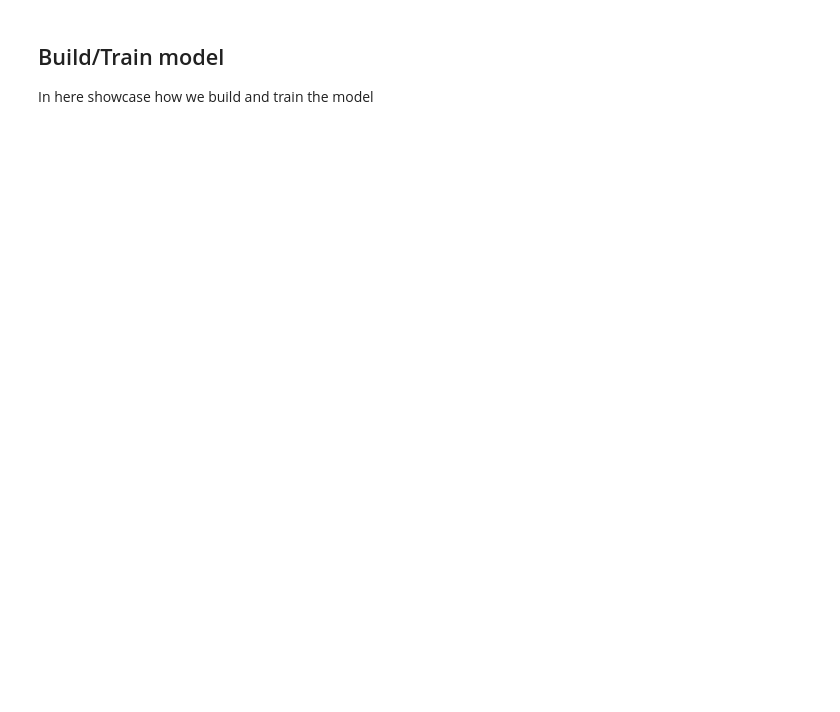
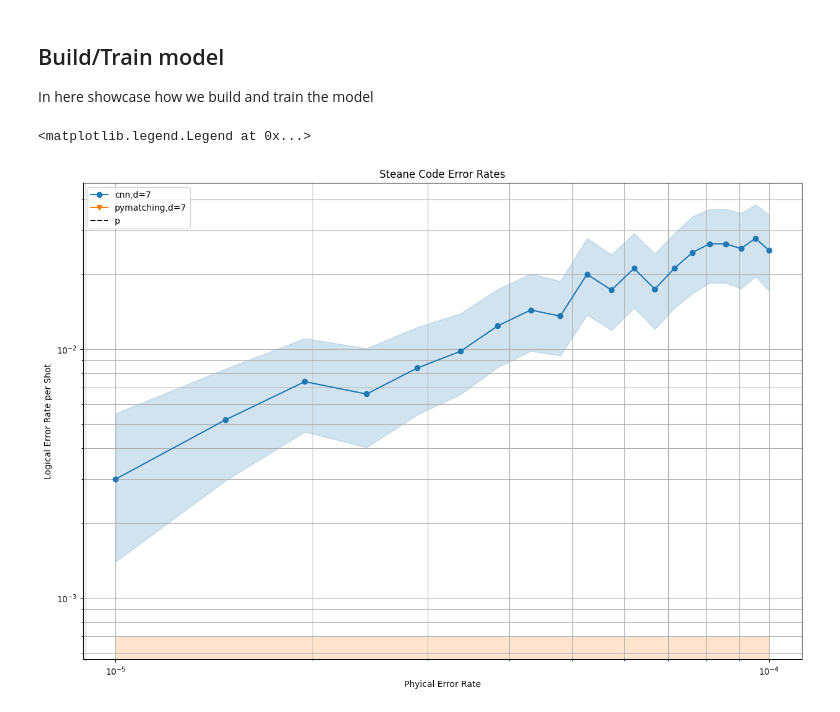
Before and after one commit to KjellMoller/qec-decoders, a Jupyter notebook: demos/demo2/demo2.ipynb, the cells around one changed output. Drawn from its saved outputs; the diff is of its cells as text; code cells hidden in the pictures; blank space fills up the shorter version.

Commit message:
Sinter CNN implementation. Model training and loading... Not very good

```diff
--- a/demos/demo2/demo2.ipynb
+++ b/demos/demo2/demo2.ipynb
@@ -43,7 +66,7 @@ MODEL_DIRECTORY.mkdir(exist_ok=True)
 
 distances = [7]
 # distances = [3, 5, 7]
-dep_error_rates = np.linspace(1e-5, 1e-4, 1e-2)
+dep_error_rates = np.linspace(1e-5, 1e-4, 20)
 
 # Source: adapted from https://github.com/quantumlib/Stim/blob/01f1aabd0fbc64d6943d42094a4bde96818399bd/doc/getting_started.ipynb
 
@@ -69,16 +92,36 @@ In here showcase how we build and train the model
 # %%
 custom_decoders = {
     "cnn": SinterCNNDecoder(
-        #TODO: Params
-    ),
+        model_path="models/cnn_decoder_distance_7.pth",
+        input_shape=(22, 8, 8),
+        threshold=10000,
+    )
 }
-# Compare our
+# Compare our CNN decoder with the pymatching decoder
 collected_stats = sinter.collect(
-    num_workers=10,
+    num_workers=1,
     tasks=tasks,
-    decoders=['cnn','pymatching'],
+    decoders=["cnn", "pymatching"],
     custom_decoders=custom_decoders,
-    #max_shots=1_000_000,
     max_shots=10_000,
-    max_errors=1000,
+    max_errors=100,
 )
+# %%
+fig, ax = plt.subplots(1, 1, figsize=(15,10))
+sinter.plot_error_rate(
+    ax=ax,
+    stats=collected_stats,
+    x_func=lambda stats: stats.json_metadata['p'],
+    group_func=lambda stats: f"{stats.decoder},d={stats.json_metadata['d']}",
+)
+ax.axline((0, 0), slope=1, label='p', linestyle='--', color='black')
+ax.loglog()
+ax.set_title("Steane Code Error Rates")
+ax.set_xlabel("Phyical Error Rate")
+ax.set_ylabel("Logical Error Rate per Shot")
+ax.grid(which='major')
+ax.grid(which='minor')
+ax.legend()
+# %% [output]
+<matplotlib.legend.Legend at 0x...>
+[figure, added]
```
Also changed, not shown: parts of 3 cells of this notebook, 1 other file.
